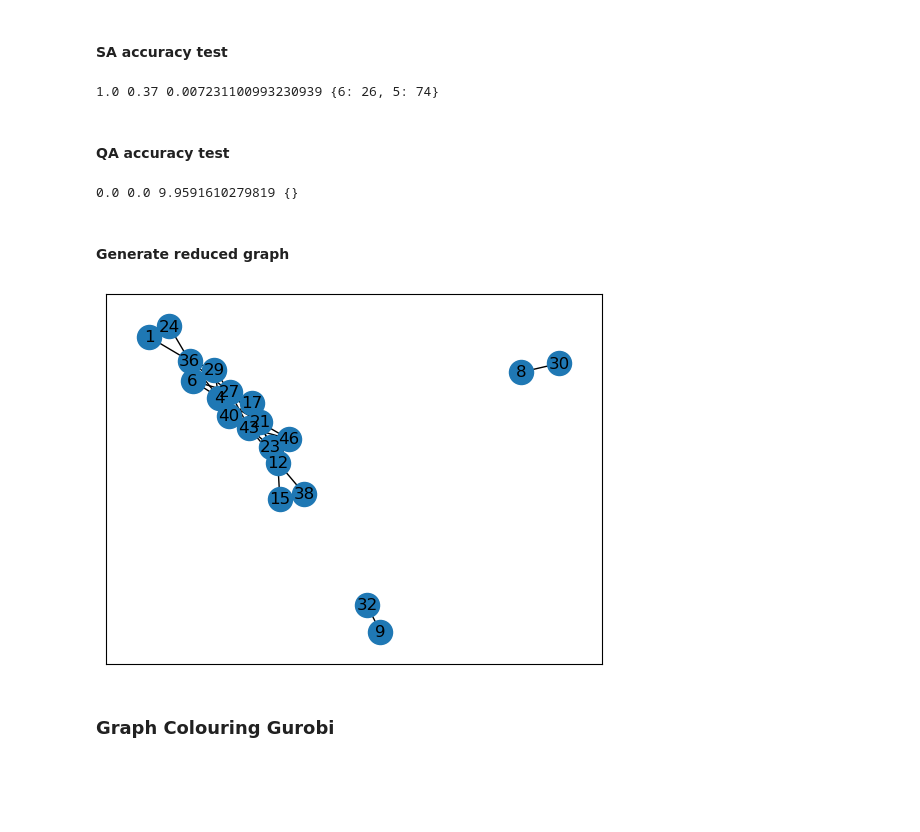
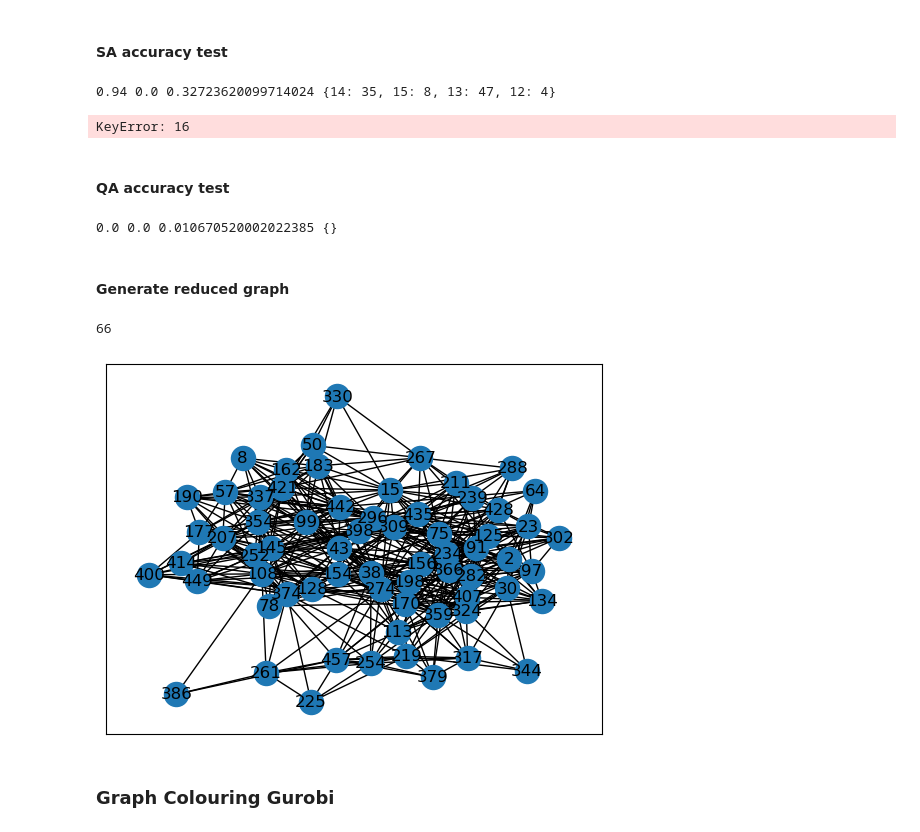
Before and after one commit to VictorBay24/Project, a Jupyter notebook: Project code/notebook_worst_case.ipynb, the cells around one changed output. Saved outputs shown, nothing was run; the diff lists cells and outputs as text; code cells hidden in the pictures; blank space fills up the shorter version.

Commit message:
Adding Poland Graph and working with it

```diff
--- a/Project code/notebook_worst_case.ipynb
+++ b/Project code/notebook_worst_case.ipynb
@@ -148,7 +161,7 @@ def create_qubo(Graph,c1,c2,c3,c4):
 
     return Q
 
-QUBO = create_qubo(new_graph,1.5,0,2,0)
+QUBO = create_qubo(new_graph,4,0.05,4,0.0001)
 bqm= BinaryQuadraticModel.from_qubo(QUBO)
 # %% [markdown]
 #### Solve with Gurobi
@@ -314,7 +327,7 @@ print(is_valid_solution_gurobi(gurobi_table,"networks/graph3-conversion.yaml",ne
 solution_values=[]
 for variable in range(1,number_of_nodes+1):
     solution_values.append(int(result.first.sample[variable]))
-print(solution_values==gurobi_table)
-for variable in range(1,number_of_nodes+1):
-    if not solution_values[variable-1]==gurobi_table[variable-1]:
-        print(variable)
+#print(solution_values==gurobi_table)
+#for variable in range(1,number_of_nodes+1):
+    #if not solution_values[variable-1]==gurobi_table[variable-1]:
+       # print(variable)
@@ -339,14 +384,15 @@ False
 # %% [markdown]
 #### SA accuracy test
 # %%
-QUBO = create_qubo(new_graph,4.5,0.11,4.5,0.0022)
+QUBO = create_qubo(new_graph,4,0.05,4,0.0015)
 bqm= BinaryQuadraticModel.from_qubo(QUBO)
-correct_solution=gurobi_table
+#correct_solution=gurobi_table
 runs=100
 solved_cases=0
 time_taken=0
 optimal_solves=0
 colour_dic_SA={}
+colour_dic_lengths_SA={}
 for i in range(runs):
     start=time.perf_counter()
     solution=solve_qubo(bqm)
@@ -355,24 +401,35 @@ for i in range(runs):
     solution_outcomes=[]
     for variable in range(1,number_of_nodes+1):
         solution_outcomes.append(solution.first.sample[variable])
-    if is_valid_solution(solution,"networks/graph3-conversion.yaml",new_graph)[0]:
+    if is_valid_solution(solution,"networks/poland-conversion.yaml",new_graph)[0]:
         solved_cases+=1
         graph=new_graph.copy()
+        total_length=0
         for i in range(number_of_nodes-1):
             if solution_outcomes[i]==0:
                 graph.remove_node(i+1)
+            else:
+                total_length+=new_graph.nodes[i+1]["w"]
         coloured=solve_graph_coloring_networkx(graph)
+        if coloured["num_colors"] in colour_dic_lengths_SA:
+            colour_dic_lengths_SA[coloured["num_colors"]].append(total_length)
+        else:
+            colour_dic_lengths_SA[coloured["num_colors"]]=[total_length]
         if coloured["num_colors"] in colour_dic_SA:
             colour_dic_SA[coloured["num_colors"]]+=1
         else:
             colour_dic_SA[coloured["num_colors"]]=1
-    if solution_outcomes==correct_solution:
-        optimal_solves+=1
+    #if solution_outcomes==correct_solution:
+        # optimal_solves+=1
 
 
 print(solved_cases/runs,optimal_solves/runs,time_taken/runs,colour_dic_SA)
 # %% [output]
-1.0 0.37 0.007231100993230939 {6: 26, 5: 74}
+0.94 0.0 0.32723620099714024 {14: 35, 15: 8, 13: 47, 12: 4}
+# %%
+print(min(colour_dic_lengths_SA))
+# %% [output]
+KeyError: 16
 # %% [markdown]
 #### QA accuracy test
 # %%
@@ -387,7 +444,7 @@ optimal_solves=0
 colour_dic={}
 for i in range(runs):
     start=time.perf_counter()
-    solution=solve_qubo(bqm,q_sampler)
+    solution=solve_qubo(bqm)
     saved_solutions.append(solution)
     end=time.perf_counter()
     time_taken+=(end-start)
@@ -411,19 +468,21 @@ for i in range(runs):
 
 print(solved_cases/runs,optimal_solves/runs,time_taken/runs,colour_dic)
 # %% [output]
-0.0 0.0 9.9591610279819 {}
+0.0 0.0 0.010670520002022385 {}
 # %% [markdown]
 #### Generate reduced graph
 # %%
-
+new_graph=create_graph("networks/poland-conversion.yaml",G,demands)
 for i in range(number_of_nodes):
     if solution_values[i]==0:
         new_graph.remove_node(i+1)
 
-
+pos = nx.spring_layout(G, k=100, iterations=100)
 nx.draw_networkx(new_graph)
+print(new_graph.number_of_nodes())
 # %% [output]
+66
-[figure, old version]
+[figure, new version]
 # %% [markdown]
 ### Graph Colouring Gurobi
 # %%
```
Also changed, not shown: parts of 16 cells of this notebook, 2 other files.
